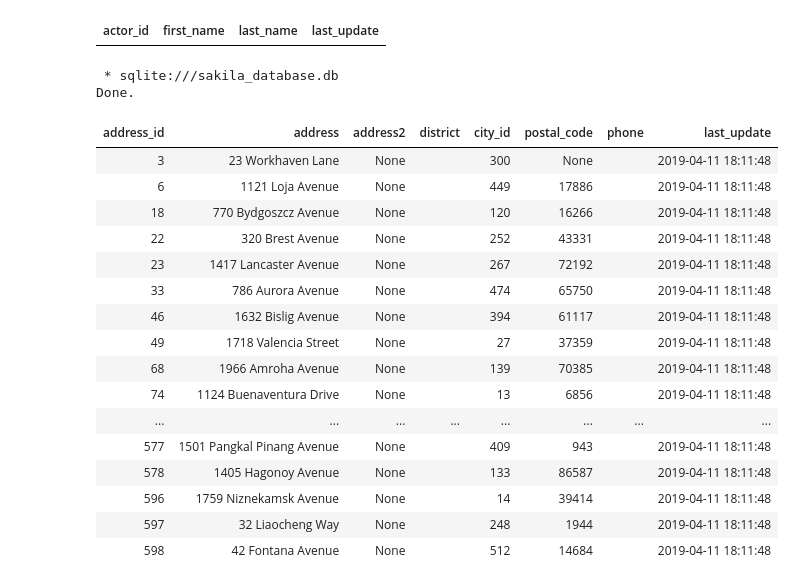
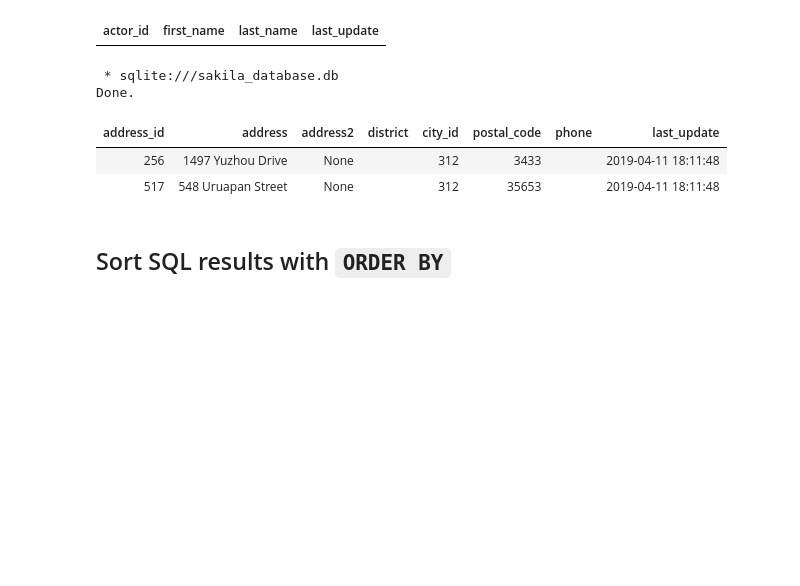
Before and after one commit to ram-polisetti/SQL, a Jupyter notebook: sql_practice.ipynb, the cells around one changed output. Drawn from its saved outputs; the diff is of its cells as text; code cells hidden in the pictures; blank space fills up the shorter version.

```diff
--- a/sql_practice.ipynb
+++ b/sql_practice.ipynb
@@ -391,27 +389,15 @@ Done.
 # %%
 %%sql
 -- using AND and OR in address tables
 SELECT *
 FROM address
 WHERE address LIKE '___%'
-OR (district LIKE '%l%' OR city_id = 312)
+    AND city_id = 312;
 # %% [output]
  * sqlite:///sakila_database.db
 Done.
 | address_id | address | address2 | district | city_id | postal_code | phone | last_update |
-| 3 | 23 Workhaven Lane | None |  | 300 | None |  | 2019-04-11 18:11:48 |
-| 6 | 1121 Loja Avenue | None |  | 449 | 17886 |  | 2019-04-11 18:11:48 |
-| 18 | 770 Bydgoszcz Avenue | None |  | 120 | 16266 |  | 2019-04-11 18:11:48 |
-| 22 | 320 Brest Avenue | None |  | 252 | 43331 |  | 2019-04-11 18:11:48 |
-| 23 | 1417 Lancaster Avenue | None |  | 267 | 72192 |  | 2019-04-11 18:11:48 |
-| 33 | 786 Aurora Avenue | None |  | 474 | 65750 |  | 2019-04-11 18:11:48 |
-| 46 | 1632 Bislig Avenue | None |  | 394 | 61117 |  | 2019-04-11 18:11:48 |
-| 49 | 1718 Valencia Street | None |  | 27 | 37359 |  | 2019-04-11 18:11:48 |
-| 68 | 1966 Amroha Avenue | None |  | 139 | 70385 |  | 2019-04-11 18:11:48 |
-| 74 | 1124 Buenaventura Drive | None |  | 13 | 6856 |  | 2019-04-11 18:11:48 |
-| ... | ... | ... | ... | ... | ... | ... | ... |
-| 577 | 1501 Pangkal Pinang Avenue | None |  | 409 | 943 |  | 2019-04-11 18:11:48 |
-| 578 | 1405 Hagonoy Avenue | None |  | 133 | 86587 |  | 2019-04-11 18:11:48 |
-| 596 | 1759 Niznekamsk Avenue | None |  | 14 | 39414 |  | 2019-04-11 18:11:48 |
-| 597 | 32 Liaocheng Way | None |  | 248 | 1944 |  | 2019-04-11 18:11:48 |
-| 598 | 42 Fontana Avenue | None |  | 512 | 14684 |  | 2019-04-11 18:11:48 |
+| 256 | 1497 Yuzhou Drive | None |  | 312 | 3433 |  | 2019-04-11 18:11:48 |
+| 517 | 548 Uruapan Street | None |  | 312 | 35653 |  | 2019-04-11 18:11:48 |
+# %% [markdown]
+## Sort SQL results with `ORDER BY`
```
Also changed, not shown: parts of 2 cells of this notebook.
